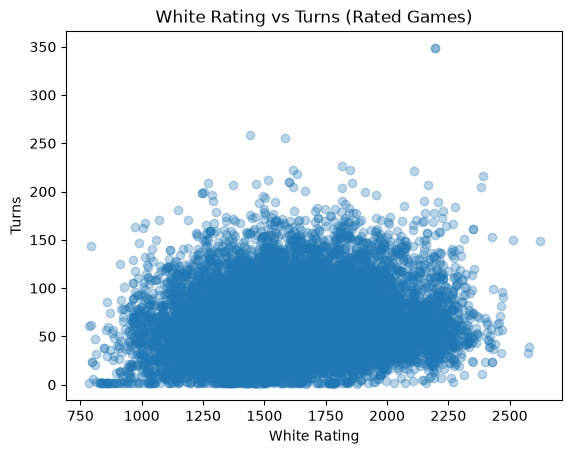
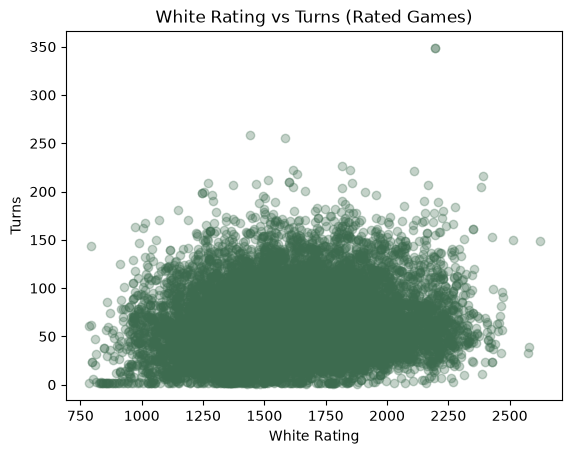
Unified diff of the notebook cell whose output changed from the first chart to the second:
--- before
+++ after
@@ -5,8 +5,16 @@
 
 plt.figure()
-plt.scatter(rated['white_rating'], rated['turns'], alpha=0.3)
+
+plt.scatter(
+    rated['white_rating'],
+    rated['turns'],
+    alpha=0.3,
+    color='#3D6B4F'
+)
+
 plt.title("White Rating vs Turns (Rated Games)")
 plt.xlabel("White Rating")
 plt.ylabel("Turns")
+
 plt.savefig("../output/rating_vs_turns.png")
 plt.show()

Commit: Stage 4 Merge, Resolve Conflicts & Plot